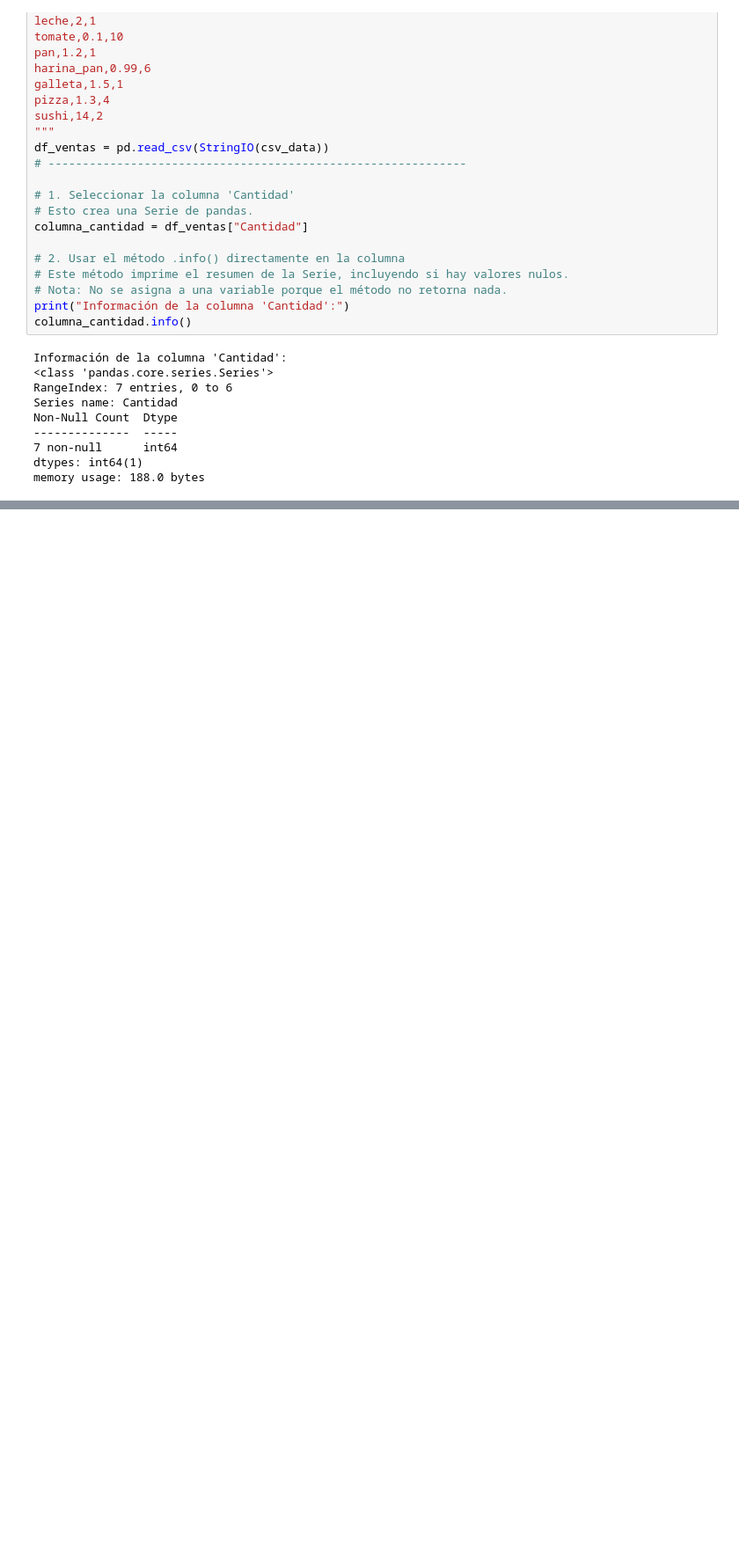
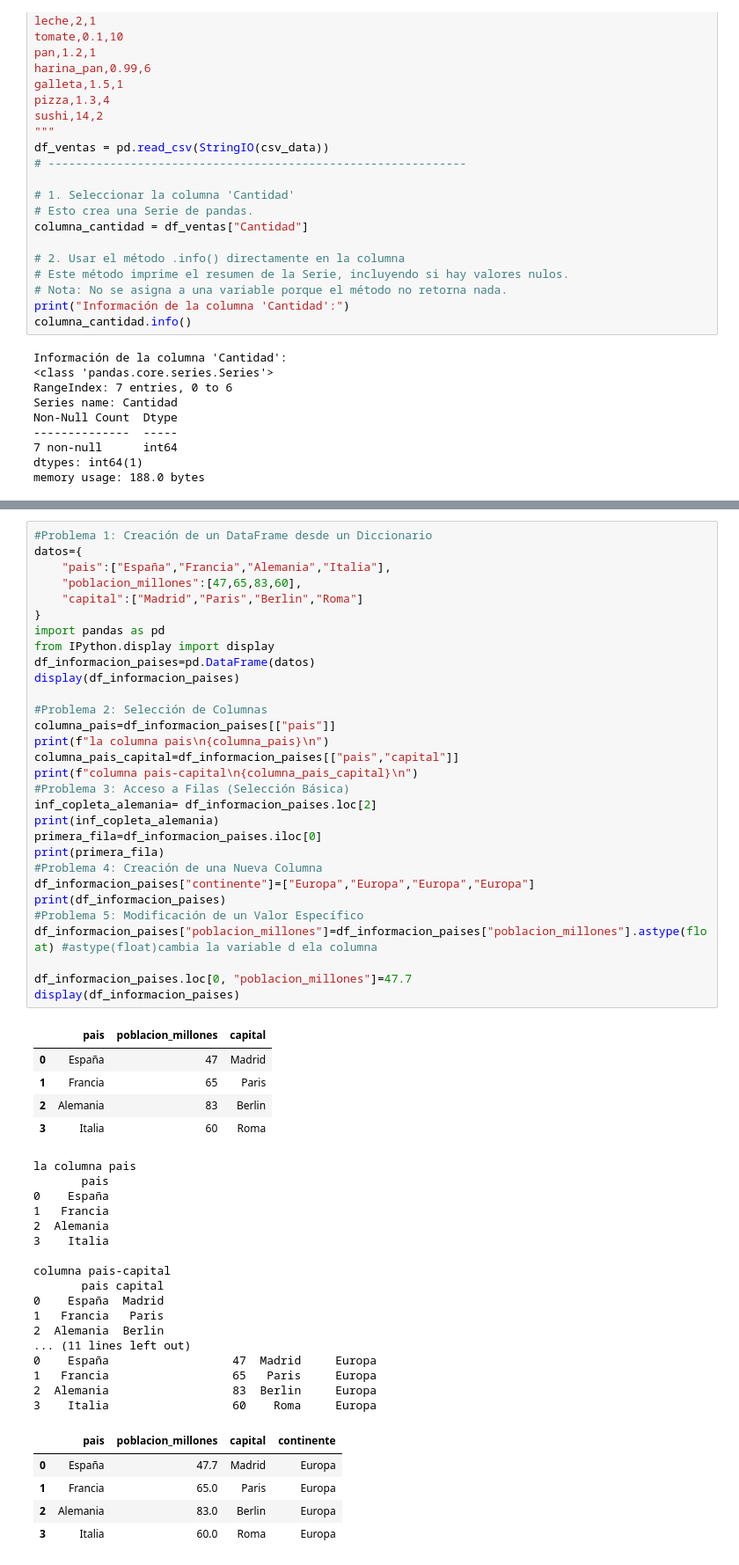
Before and after one commit to aiorodt/Python-Prep, a Jupyter notebook: Alejandro IA/modulo 2/Panda.ipynb, the cells around one changed output, grey strips where cells are left out. Shown at 88% size. Cells and saved outputs as stored; diff of their text form; blank space fills up the shorter version.

```diff
--- a/Alejandro IA/modulo 2/Panda.ipynb
+++ b/Alejandro IA/modulo 2/Panda.ipynb
@@ -327,0 +437,58 @@ memory usage: 188.0 bytes
+# %%
+#Problema 1: Creación de un DataFrame desde un Diccionario
+datos={
+    "pais":["España","Francia","Alemania","Italia"],
+    "poblacion_millones":[47,65,83,60],
+    "capital":["Madrid","Paris","Berlin","Roma"]
+}
+import pandas as pd
+from IPython.display import display
+df_informacion_paises=pd.DataFrame(datos)
+display(df_informacion_paises)
+
+#Problema 2: Selección de Columnas
+columna_pais=df_informacion_paises[["pais"]]
+print(f"la columna pais\n{columna_pais}\n")
+columna_pais_capital=df_informacion_paises[["pais","capital"]]
+print(f"columna pais-capital\n{columna_pais_capital}\n")
+#Problema 3: Acceso a Filas (Selección Básica)
+inf_copleta_alemania= df_informacion_paises.loc[2]
+print(inf_copleta_alemania)
+primera_fila=df_informacion_paises.iloc[0]
+print(primera_fila)
+#Problema 4: Creación de una Nueva Columna
+df_informacion_paises["continente"]=["Europa","Europa","Europa","Europa"]
+print(df_informacion_paises)
+#Problema 5: Modificación de un Valor Específico
+df_informacion_paises["poblacion_millones"]=df_informacion_paises["poblacion_millones"].astype(float) #astype(float)cambia la variable d ela columna
+
+df_informacion_paises.loc[0, "poblacion_millones"]=47.7
+display(df_informacion_paises)
+# %% [output]
+|  | pais | poblacion_millones | capital |
+| 0 | España | 47 | Madrid |
+| 1 | Francia | 65 | Paris |
+| 2 | Alemania | 83 | Berlin |
+| 3 | Italia | 60 | Roma |
+la columna pais
+       pais
+0    España
+1   Francia
+2  Alemania
+3    Italia
+
+columna pais-capital
+       pais capital
+0    España  Madrid
+1   Francia   Paris
+2  Alemania  Berlin
+... (11 lines left out)
+0    España                  47  Madrid     Europa
+1   Francia                  65   Paris     Europa
+2  Alemania                  83  Berlin     Europa
+3    Italia                  60    Roma     Europa
+|  | pais | poblacion_millones | capital | continente |
+| 0 | España | 47.7 | Madrid | Europa |
+| 1 | Francia | 65.0 | Paris | Europa |
+| 2 | Alemania | 83.0 | Berlin | Europa |
+| 3 | Italia | 60.0 | Roma | Europa |
```
Also changed, not shown: parts of 5 cells of this notebook.
